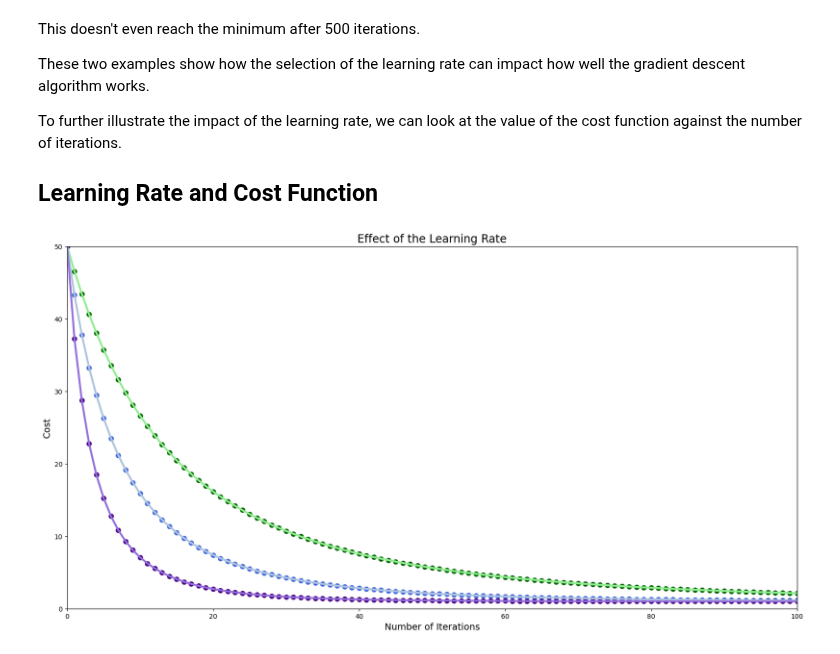
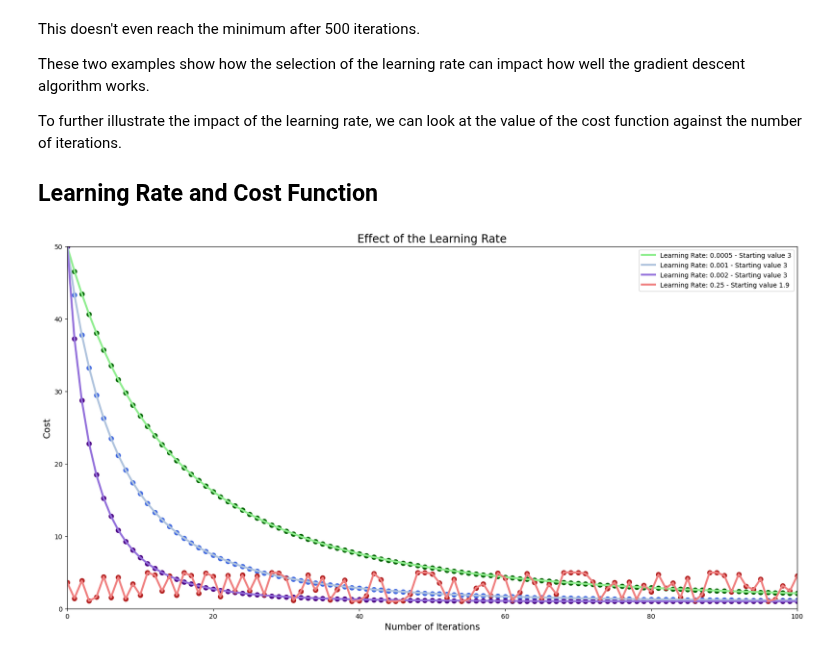
Before and after one commit to srofe/MLBootcamp, a Jupyter notebook: 03-GradientDescent/GradientDescent-MultipleMinima.ipynb, the cells around one changed output. Cells and saved outputs as stored; diff of their text form; code cells hidden in the pictures.

Commit message:
Add legend and divergent learning rate
Change the learning rate to a higher value to provide an example of the
algorithm diverging.

```diff
--- a/03-GradientDescent/GradientDescent-MultipleMinima.ipynb
+++ b/03-GradientDescent/GradientDescent-MultipleMinima.ipynb
@@ -276,37 +276,46 @@ low_gamma = gradient_descent(derivative_function=dg, initial_guess=3, multiplier
 mid_gamma = gradient_descent(derivative_function=dg, initial_guess=3, multiplier=0.001,
                              precision=0.0001, maximum_iterations=number_of_iterations)
 high_gamma = gradient_descent(derivative_function=dg, initial_guess=3, multiplier=0.002,
+                              precision=0.0001, maximum_iterations=number_of_iterations)
+insane_gamma = gradient_descent(derivative_function=dg, initial_guess=1.9, multiplier=0.25,
                               precision=0.0001, maximum_iterations=number_of_iterations)
 
 # Plotting reduction in cost for each iteration
 plt.figure(figsize=[20, 10])
 plt.xlim(0, number_of_iterations)
 plt.ylim(0, 50)
 
 plt.title('Effect of the Learning Rate', fontsize=17)
 plt.xlabel('Number of Iterations', fontsize=14)
 plt.ylabel('Cost', fontsize=14)
 
 # Values for charts
 # For Y-axis data, convert lists to numpy arrays.
 low_values = np.array(low_gamma[1])
 mid_values = np.array(mid_gamma[1])
 high_values = np.array(high_gamma[1])
+insane_values = np.array(insane_gamma[1])
 # For X-axis, from 0 to number of iterations + 1.
 iteration_list = list(range(0, number_of_iterations + 1))
 
 # Low Gamma plot
-plt.plot(iteration_list, g(low_values), color='lightgreen', linewidth=3)
+plt.plot(iteration_list, g(low_values), color='lightgreen', linewidth=3, label='Learning Rate: 0.0005 - Starting value 3')
 plt.scatter(iteration_list, g(low_values), color='darkgreen', s=50)
 
 # Mid Gamma plot
-plt.plot(iteration_list, g(mid_values), color='lightsteelblue', linewidth=3)
+plt.plot(iteration_list, g(mid_values), color='lightsteelblue', linewidth=3, label='Learning Rate: 0.001 - Starting value 3')
 plt.scatter(iteration_list, g(mid_values), color='royalblue', s=50)
 
 # High Gamma plot
-plt.plot(iteration_list, g(high_values), color='mediumpurple', linewidth=3)
+plt.plot(iteration_list, g(high_values), color='mediumpurple', linewidth=3, label='Learning Rate: 0.002 - Starting value 3')
 plt.scatter(iteration_list, g(high_values), color='indigo', s=50)
 
+# Insane Gamma plot
+plt.plot(iteration_list, g(insane_values), color='lightcoral', linewidth=3, label='Learning Rate: 0.25 - Starting value 1.9')
+plt.scatter(iteration_list, g(insane_values), color='firebrick', s=50)
+
+plt.legend()
+
 plt.show()
 # %% [output]
-[figure, old version]
+[figure, new version]
```
